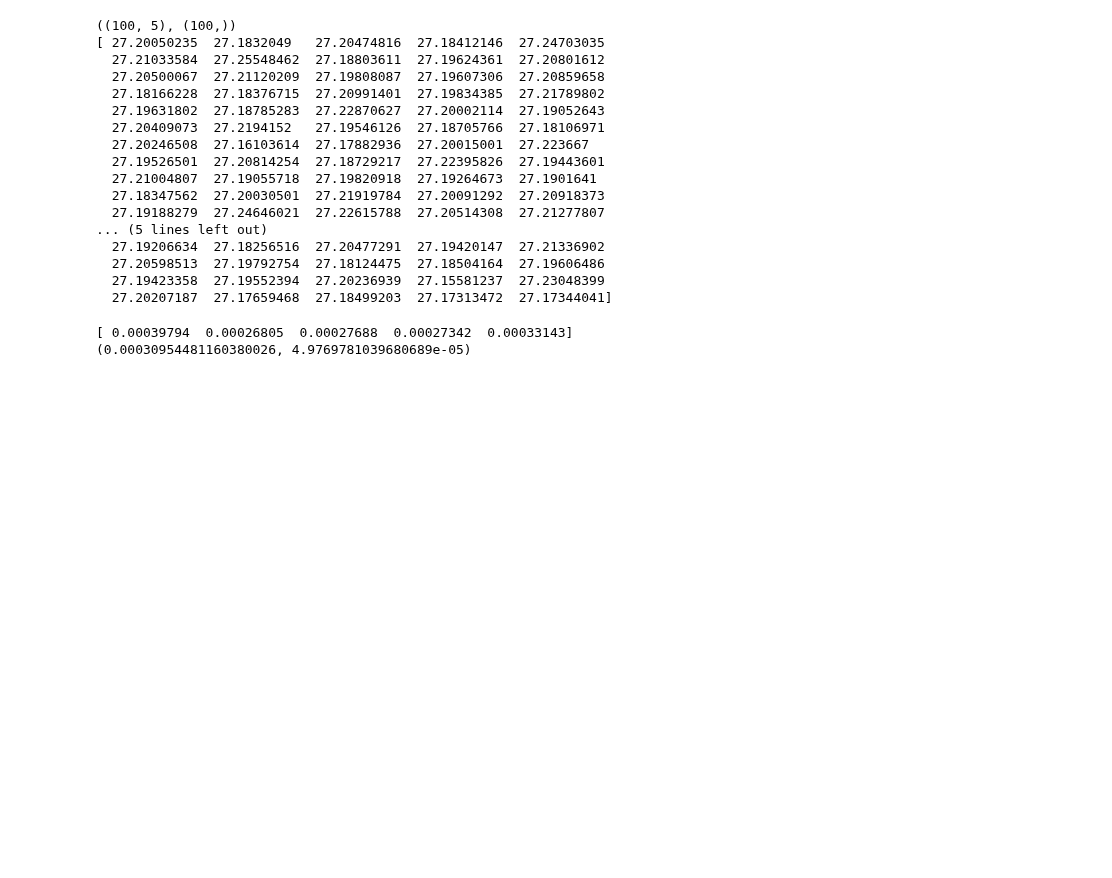
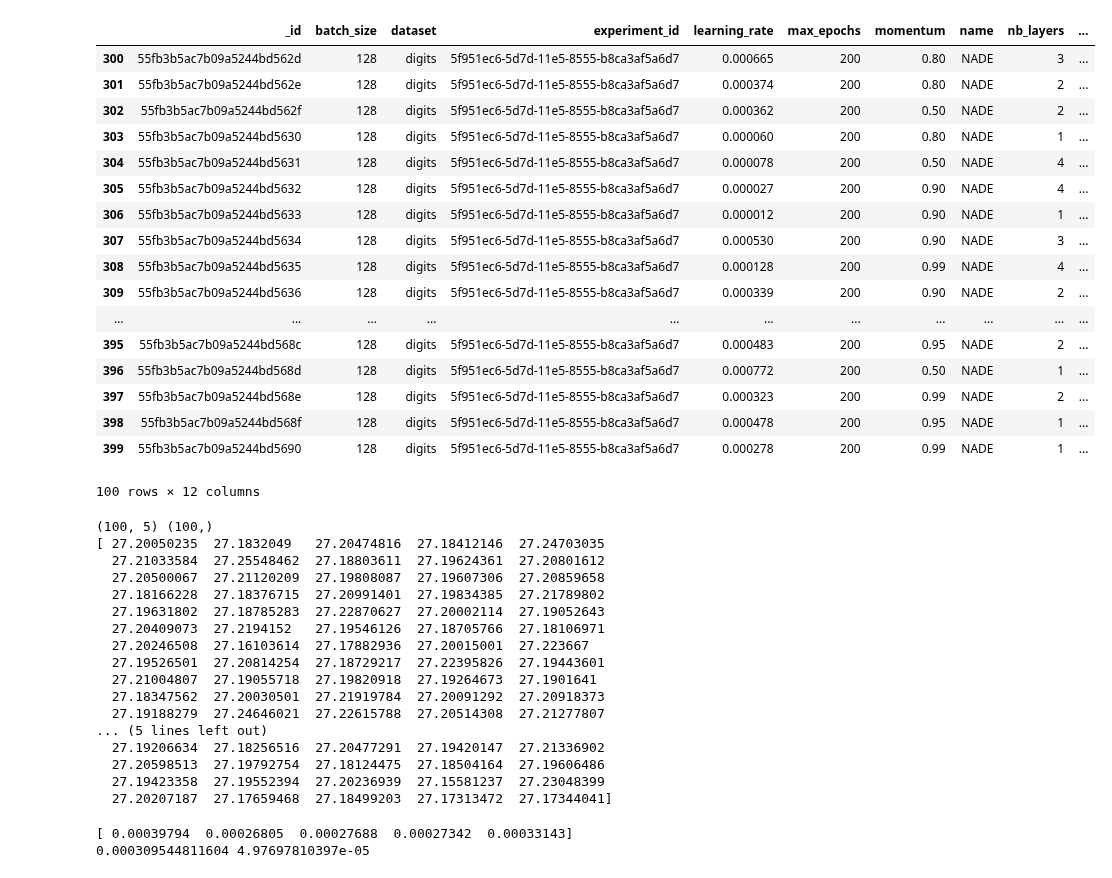
Before and after one commit to mehdidc/generative_model_experiment, a Jupyter notebook: genmodelexperiment.ipynb, the cells around one changed output. Cells and saved outputs as stored; diff of their text form; code cells hidden in the pictures; blank space fills up the shorter version.

```diff
--- a/genmodelexperiment.ipynb
+++ b/genmodelexperiment.ipynb
@@ -25,7 +26,28 @@ light.close()
 # %%
 df = pd.DataFrame(exp)
 df = df[df["name"]=="NADE"]
 df = df[df["dataset"]=="digits"]
+df = df.dropna(axis=1)#drop col with na
+df
+# %% [output]
+|  | _id | batch_size | dataset | experiment_id | learning_rate | max_epochs | momentum | name | nb_layers | ... |
+| 300 | 55fb3b5ac7b09a5244bd562d | 128 | digits | 5f951ec6-5d7d-11e5-8555-b8ca3af5a6d7 | 0.000665 | 200 | 0.80 | NADE | 3 | ... |
+| 301 | 55fb3b5ac7b09a5244bd562e | 128 | digits | 5f951ec6-5d7d-11e5-8555-b8ca3af5a6d7 | 0.000374 | 200 | 0.80 | NADE | 2 | ... |
+| 302 | 55fb3b5ac7b09a5244bd562f | 128 | digits | 5f951ec6-5d7d-11e5-8555-b8ca3af5a6d7 | 0.000362 | 200 | 0.50 | NADE | 2 | ... |
+| 303 | 55fb3b5ac7b09a5244bd5630 | 128 | digits | 5f951ec6-5d7d-11e5-8555-b8ca3af5a6d7 | 0.000060 | 200 | 0.80 | NADE | 1 | ... |
+| 304 | 55fb3b5ac7b09a5244bd5631 | 128 | digits | 5f951ec6-5d7d-11e5-8555-b8ca3af5a6d7 | 0.000078 | 200 | 0.50 | NADE | 4 | ... |
+| 305 | 55fb3b5ac7b09a5244bd5632 | 128 | digits | 5f951ec6-5d7d-11e5-8555-b8ca3af5a6d7 | 0.000027 | 200 | 0.90 | NADE | 4 | ... |
+| 306 | 55fb3b5ac7b09a5244bd5633 | 128 | digits | 5f951ec6-5d7d-11e5-8555-b8ca3af5a6d7 | 0.000012 | 200 | 0.90 | NADE | 1 | ... |
+| 307 | 55fb3b5ac7b09a5244bd5634 | 128 | digits | 5f951ec6-5d7d-11e5-8555-b8ca3af5a6d7 | 0.000530 | 200 | 0.90 | NADE | 3 | ... |
+| 308 | 55fb3b5ac7b09a5244bd5635 | 128 | digits | 5f951ec6-5d7d-11e5-8555-b8ca3af5a6d7 | 0.000128 | 200 | 0.99 | NADE | 4 | ... |
+| 309 | 55fb3b5ac7b09a5244bd5636 | 128 | digits | 5f951ec6-5d7d-11e5-8555-b8ca3af5a6d7 | 0.000339 | 200 | 0.90 | NADE | 2 | ... |
+| ... | ... | ... | ... | ... | ... | ... | ... | ... | ... | ... |
+| 395 | 55fb3b5ac7b09a5244bd568c | 128 | digits | 5f951ec6-5d7d-11e5-8555-b8ca3af5a6d7 | 0.000483 | 200 | 0.95 | NADE | 2 | ... |
+| 396 | 55fb3b5ac7b09a5244bd568d | 128 | digits | 5f951ec6-5d7d-11e5-8555-b8ca3af5a6d7 | 0.000772 | 200 | 0.50 | NADE | 1 | ... |
+| 397 | 55fb3b5ac7b09a5244bd568e | 128 | digits | 5f951ec6-5d7d-11e5-8555-b8ca3af5a6d7 | 0.000323 | 200 | 0.99 | NADE | 2 | ... |
+| 398 | 55fb3b5ac7b09a5244bd568f | 128 | digits | 5f951ec6-5d7d-11e5-8555-b8ca3af5a6d7 | 0.000478 | 200 | 0.95 | NADE | 1 | ... |
+| 399 | 55fb3b5ac7b09a5244bd5690 | 128 | digits | 5f951ec6-5d7d-11e5-8555-b8ca3af5a6d7 | 0.000278 | 200 | 0.99 | NADE | 1 | ... |
+100 rows × 12 columns
 # %%
 labels = ["batch_size",
           #"latent_dim",
@@ -44,7 +66,7 @@ y = y[:, 0]
 print(X.shape, y.shape)
 print(y)
 # %% [output]
-((100, 5), (100,))
+(100, 5) (100,)
 [ 27.20050235  27.1832049   27.20474816  27.18412146  27.24703035
   27.21033584  27.25548462  27.18803611  27.19624361  27.20801612
   27.20500067  27.21120209  27.19808087  27.19607306  27.20859658
@@ -78,7 +100,7 @@ print(scores)
 print(scores.mean(), scores.std())
 # %% [output]
 [ 0.00039794  0.00026805  0.00027688  0.00027342  0.00033143]
-(0.00030954481160380026, 4.9769781039680689e-05)
+0.000309544811604 4.97697810397e-05
 # %%
 %%time
 models = []
```
Also changed, not shown: parts of 3 cells of this notebook.
